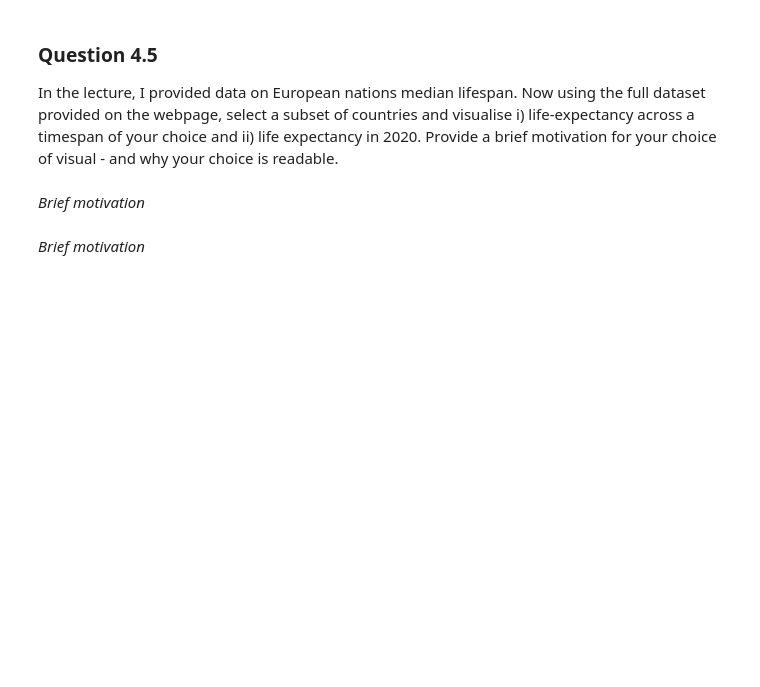
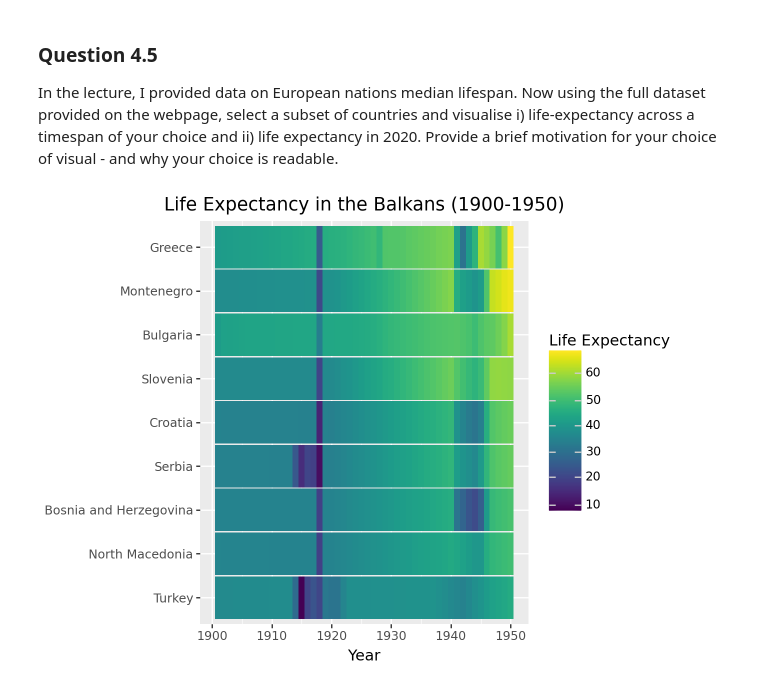
Before and after one commit to Salabud/MVE080-grp10, a Jupyter notebook: Homework1_2025.ipynb, the cells around one changed output. Drawn from its saved outputs; the diff is of its cells as text; code cells hidden in the pictures; blank space fills up the shorter version.

```diff
--- a/Homework1_2025.ipynb
+++ b/Homework1_2025.ipynb
@@ -641,2 +653,0 @@ In the lecture, I provided data on European nations median lifespan. Now using t
-# %% [markdown]
-*Brief motivation*
@@ -646,2 +654,43 @@ In the lecture, I provided data on European nations median lifespan. Now using t
-# %% [markdown]
-*Brief motivation*
+# %%
+# Insert code here for part1
+life_df = pd.read_csv("Homework1_resources/life_tidy_full.csv")
+balkan_countries=["Ablania",
+                  "Bosnia and Herzegovina",
+                  "Croatia",
+                  "Bulgaria",
+                  "North Macedonia",
+                  "Serbia",
+                  "Slovakia",
+                  "Slovenia",
+                  "Kosovo",
+                  "Montenegro",
+                  "Turkey",
+                  "Greece"]
+balkan_life = life_df[life_df["country"].isin(balkan_countries)]
+balkan_life_selected = balkan_life[balkan_life["Year"] <= 1950]
+
+last_year = balkan_life_selected[balkan_life_selected["Year"] == 1950]
+country_order = (
+    last_year
+    .sort_values("Life_expactancy")["country"]
+    .tolist()
+)
+balkan_life_selected["country"] = pd.Categorical(
+    balkan_life_selected["country"],
+    categories=country_order,
+    ordered=True
+)
+
+heatmap = (
+    ggplot(balkan_life_selected, aes(x="Year", y="country"))
+    + geom_tile(aes(fill="Life_expactancy", height=0.97))
+    + labs(
+        title="Life Expectancy in the Balkans (1900-1950)",
+        x="Year",
+        y="",
+        fill="Life Expectancy")
+)
+heatmap
+# Remember to print the visual
+# %% [output]
+[figure, added]
```
Also changed, not shown: parts of 14 cells of this notebook.
